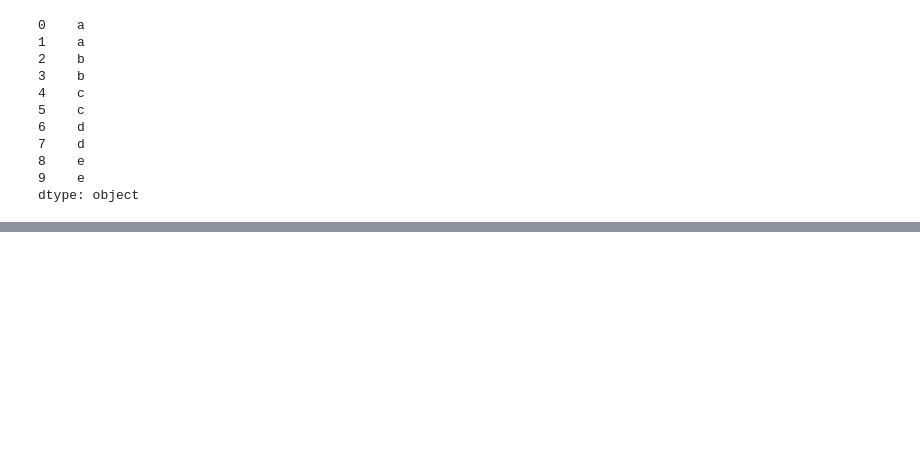
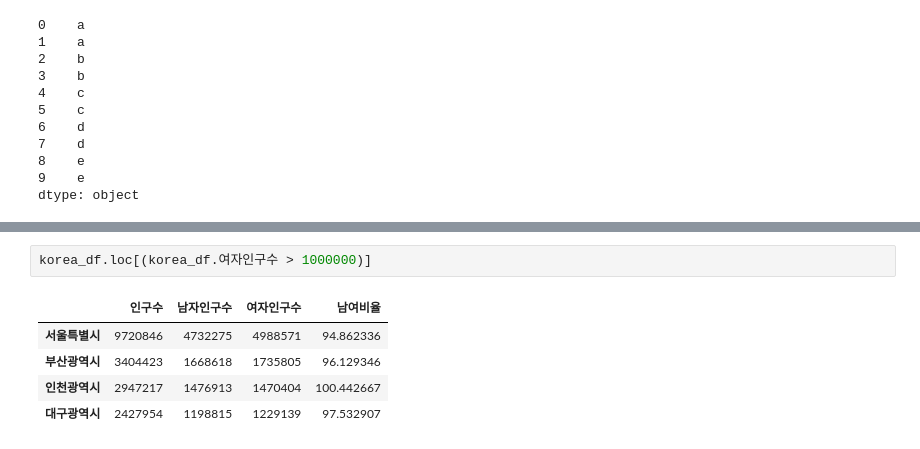
Before and after one commit to artisan229/Data-Analysis, a Jupyter notebook: 주피터노트북/Pandas 한번에 끝내기.ipynb, the cells around one changed output, grey strips where cells are left out. Saved outputs shown, nothing was run; the diff lists cells and outputs as text; blank space fills up the shorter version.

```diff
--- a/주피터노트북/Pandas 한번에 끝내기.ipynb
+++ b/주피터노트북/Pandas 한번에 끝내기.ipynb
@@ -449,0 +538,8 @@ df = pd.DataFrame()
+# %%
+korea_df.loc[(korea_df.여자인구수 > 1000000)]
+# %% [output]
+|  | 인구수 | 남자인구수 | 여자인구수 | 남여비율 |
+| 서울특별시 | 9720846 | 4732275 | 4988571 | 94.862336 |
+| 부산광역시 | 3404423 | 1668618 | 1735805 | 96.129346 |
+| 인천광역시 | 2947217 | 1476913 | 1470404 | 100.442667 |
+| 대구광역시 | 2427954 | 1198815 | 1229139 | 97.532907 |
```
Also changed, not shown: parts of 16 cells of this notebook.
